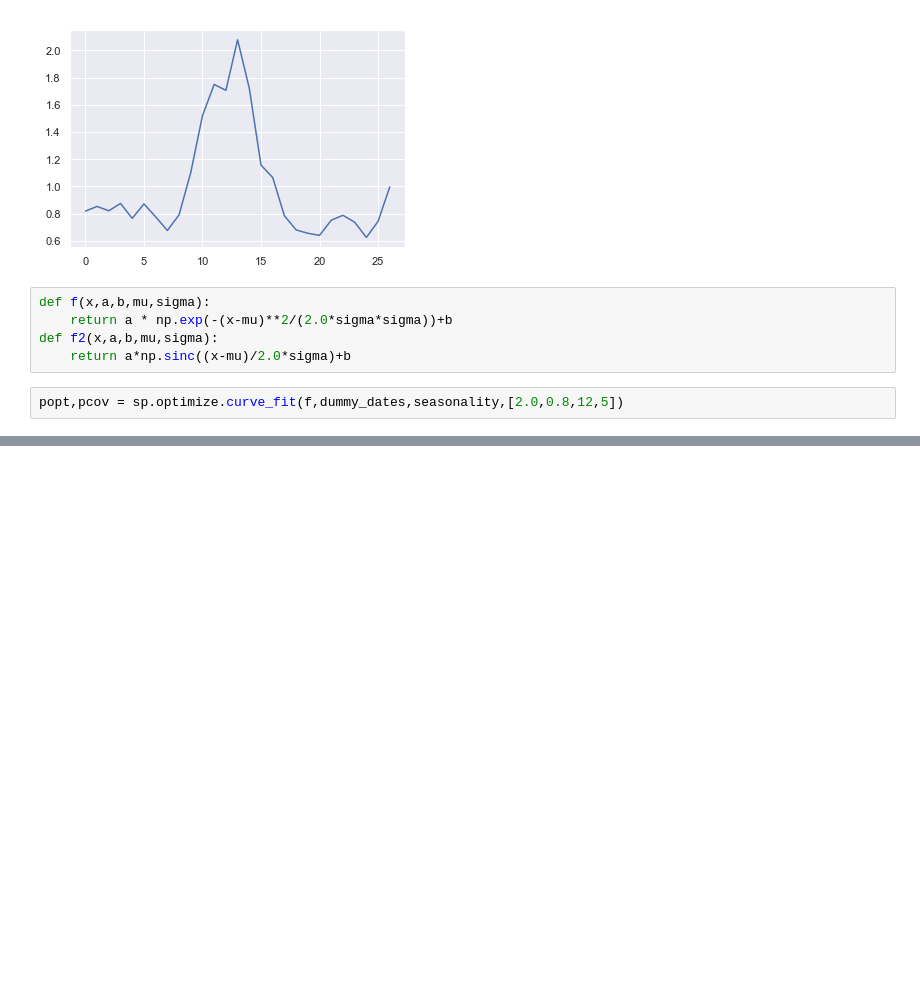
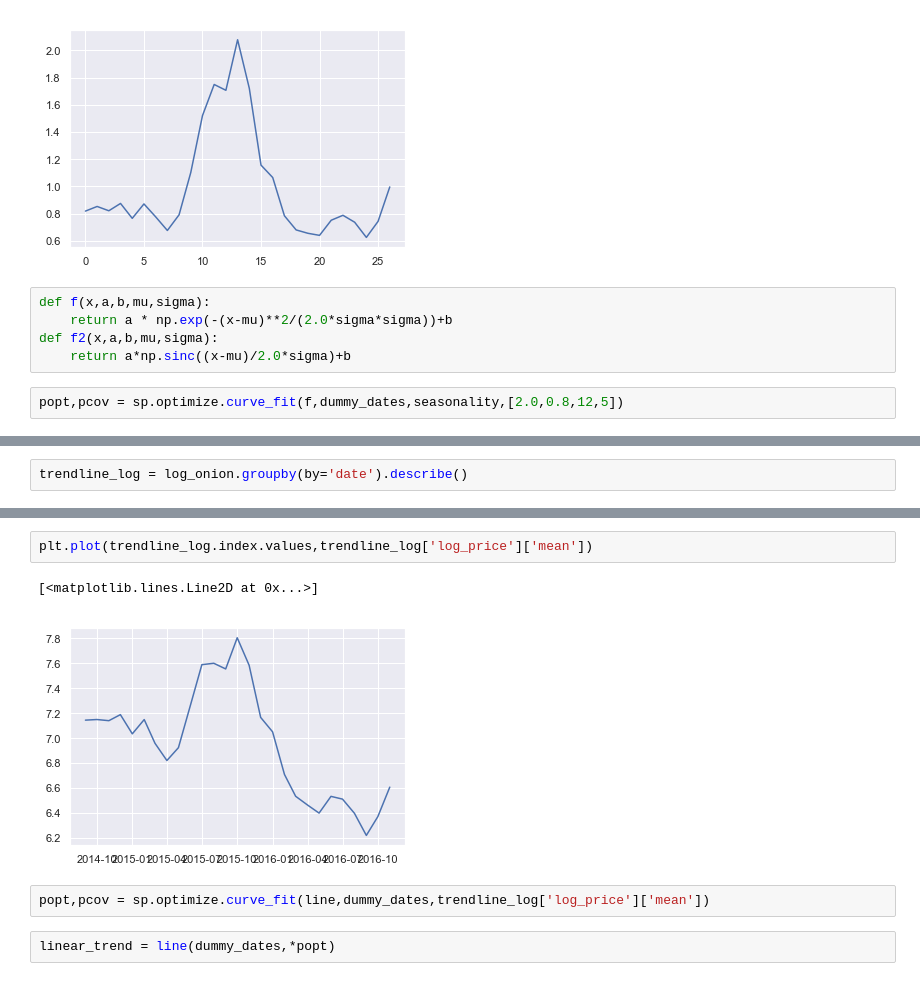
Before and after one commit to joshi-vipul/maharashtra_mandi, a Jupyter notebook: after_submission/exploring_onion_prices.ipynb, the cells around one changed output, grey strips where cells are left out. Cells and saved outputs as stored; diff of their text form; blank space fills up the shorter version.

```diff
--- a/after_submission/exploring_onion_prices.ipynb
+++ b/after_submission/exploring_onion_prices.ipynb
@@ -147,0 +169,2 @@ plt.legend(['seasonality','fit'])
+# %%
+trendline_log = log_onion.groupby(by='date').describe()
@@ -147,0 +182,9 @@ plt.legend(['seasonality','fit'])
+# %%
+plt.plot(trendline_log.index.values,trendline_log['log_price']['mean'])
+# %% [output]
+[<matplotlib.lines.Line2D at 0x...>]
+[figure, added]
+# %%
+popt,pcov = sp.optimize.curve_fit(line,dummy_dates,trendline_log['log_price']['mean'])
+# %%
+linear_trend = line(dummy_dates,*popt)
```
Also changed, not shown: parts of 25 cells of this notebook.
